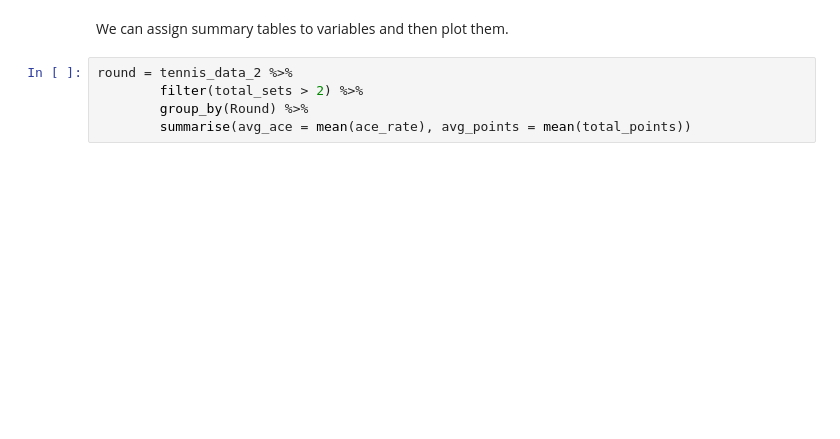
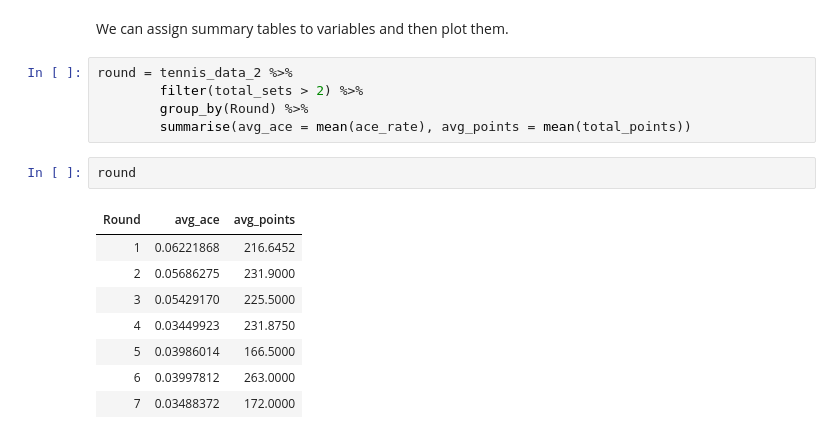
Before and after one commit to bmanzo/stats306_labs, a Jupyter notebook: lab03/stats306_lab03.ipynb, the cells around one changed output. Cells and saved outputs as stored; diff of their text form; blank space fills up the shorter version.

```diff
--- a/lab03/stats306_lab03.ipynb
+++ b/lab03/stats306_lab03.ipynb
@@ -164,6 +350,17 @@ round = tennis_data_2 %>%
         filter(total_sets > 2) %>%
         group_by(Round) %>%
         summarise(avg_ace = mean(ace_rate), avg_points = mean(total_points))
+# %%
+round
+# %% [output]
+| Round | avg_ace | avg_points |
+| 1 | 0.06221868 | 216.6452 |
+| 2 | 0.05686275 | 231.9000 |
+| 3 | 0.05429170 | 225.5000 |
+| 4 | 0.03449923 | 231.8750 |
+| 5 | 0.03986014 | 166.5000 |
+| 6 | 0.03997812 | 263.0000 |
+| 7 | 0.03488372 | 172.0000 |
 # %%
 ggplot(round) +
     geom_bar(aes(x=Round, y=avg_points),stat='identity', fill='green')
```
Also changed, not shown: parts of 24 cells of this notebook, 1 other file.
